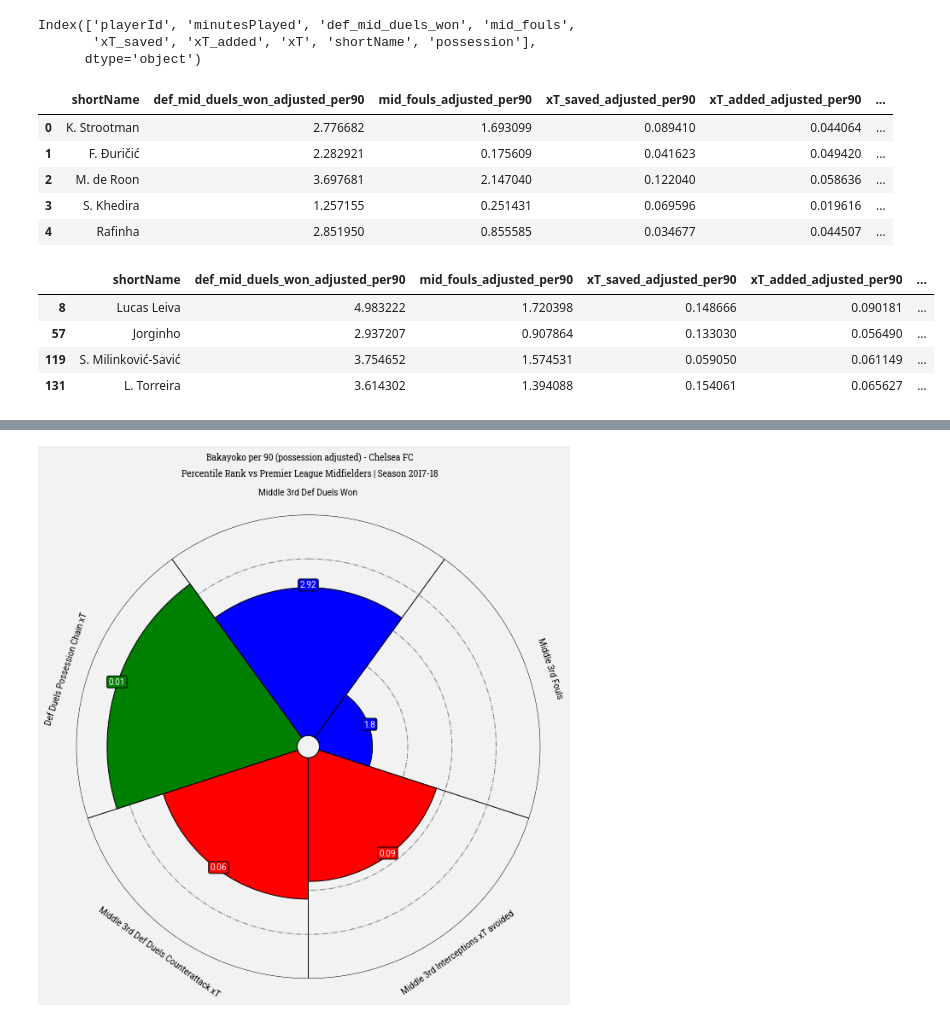
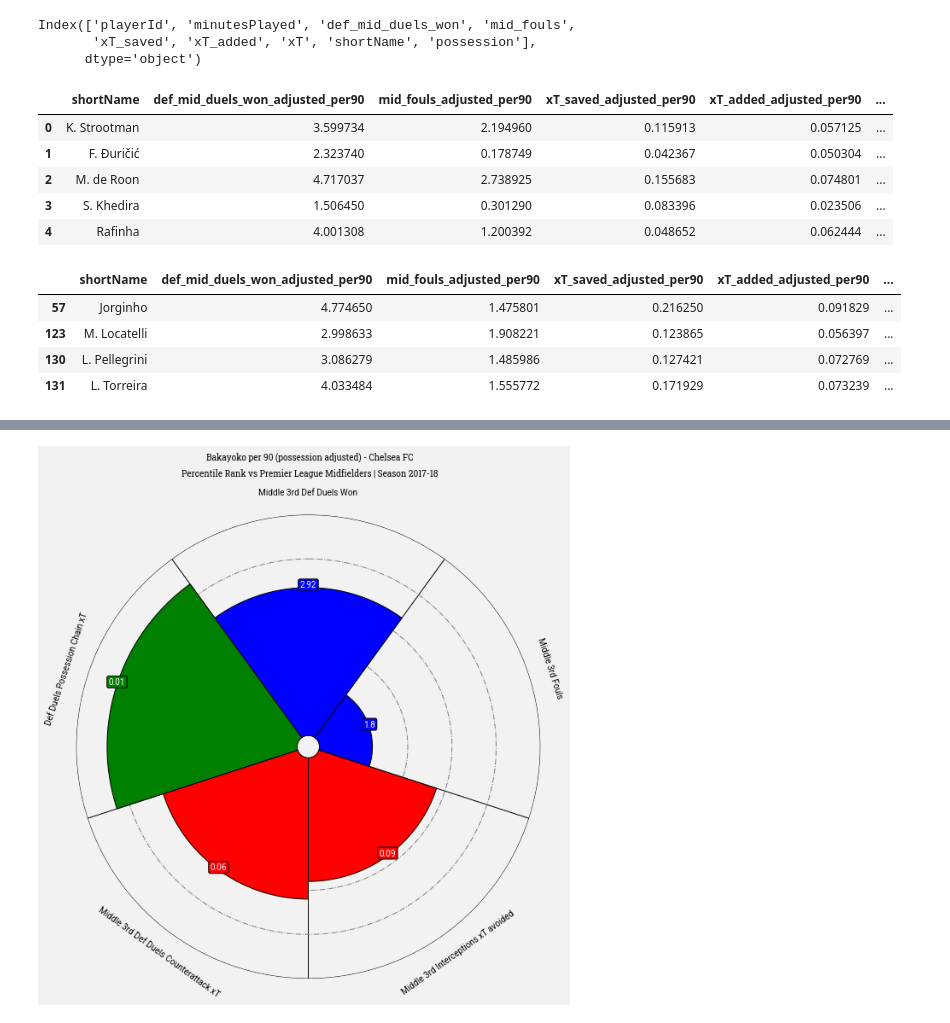
Before and after one commit to yashkarle/soccer-ds-stats, a Jupyter notebook: Projects/4UppsalaMMS/3_StatsScouting/assignment_2_evaluating_players.ipynb, the cells around one changed output, grey strips where cells are left out. Cells and saved outputs as stored; diff of their text form; code cells hidden in the pictures.

```diff
--- a/Projects/4UppsalaMMS/3_StatsScouting/assignment_2_evaluating_players.ipynb
+++ b/Projects/4UppsalaMMS/3_StatsScouting/assignment_2_evaluating_players.ipynb
@@ -855,7 +855,8 @@ possession_dict
  '25885': {'team_passes': 392, 'all_passes': 793}}
 # %%
 #calculate possession for each player
-percentage_dict = {key: value["team_passes"]/value["all_passes"] if value["all_passes"] > 0 else 0 for key, value in possession_dict.items()}
+percentage_dict = {key: ((value["all_passes"]-value["team_passes"])/value["all_passes"])
+                   if value["all_passes"] > 0 else 0 for key, value in possession_dict.items()}
 
 #create a dataframe
 percentage_df = pd.DataFrame(percentage_dict.items(), columns = ["playerId", "possession"])
@@ -951,16 +952,16 @@ for column in summary.columns[2:7]:
 summary_adjusted.head()
 # %% [output]
 |  | shortName | def_mid_duels_won_adjusted_per90 | mid_fouls_adjusted_per90 | xT_saved_adjusted_per90 | xT_added_adjusted_per90 | ... |
-| 0 | K. Strootman | 2.776682 | 1.693099 | 0.089410 | 0.044064 | ... |
-| 1 | F. Đuričić | 2.282921 | 0.175609 | 0.041623 | 0.049420 | ... |
-| 2 | M. de Roon | 3.697681 | 2.147040 | 0.122040 | 0.058636 | ... |
-| 3 | S. Khedira | 1.257155 | 0.251431 | 0.069596 | 0.019616 | ... |
-| 4 | Rafinha | 2.851950 | 0.855585 | 0.034677 | 0.044507 | ... |
+| 0 | K. Strootman | 3.599734 | 2.194960 | 0.115913 | 0.057125 | ... |
+| 1 | F. Đuričić | 2.323740 | 0.178749 | 0.042367 | 0.050304 | ... |
+| 2 | M. de Roon | 4.717037 | 2.738925 | 0.155683 | 0.074801 | ... |
+| 3 | S. Khedira | 1.506450 | 0.301290 | 0.083396 | 0.023506 | ... |
+| 4 | Rafinha | 4.001308 | 1.200392 | 0.048652 | 0.062444 | ... |
 # %%
-summary_adjusted.loc[summary['shortName'].isin(['Jorginho', 'S. Milinković-Savić', 'L. Torreira', 'Lucas Leiva'])]
+summary_adjusted.loc[summary['shortName'].isin(['Jorginho', 'M. Locatelli', 'L. Torreira', 'L. Pellegrini'])]
 # %% [output]
 |  | shortName | def_mid_duels_won_adjusted_per90 | mid_fouls_adjusted_per90 | xT_saved_adjusted_per90 | xT_added_adjusted_per90 | ... |
-| 8 | Lucas Leiva | 4.983222 | 1.720398 | 0.148666 | 0.090181 | ... |
-| 57 | Jorginho | 2.937207 | 0.907864 | 0.133030 | 0.056490 | ... |
-| 119 | S. Milinković-Savić | 3.754652 | 1.574531 | 0.059050 | 0.061149 | ... |
-| 131 | L. Torreira | 3.614302 | 1.394088 | 0.154061 | 0.065627 | ... |
+| 57 | Jorginho | 4.774650 | 1.475801 | 0.216250 | 0.091829 | ... |
+| 123 | M. Locatelli | 2.998633 | 1.908221 | 0.123865 | 0.056397 | ... |
+| 130 | L. Pellegrini | 3.086279 | 1.485986 | 0.127421 | 0.072769 | ... |
+| 131 | L. Torreira | 4.033484 | 1.555772 | 0.171929 | 0.073239 | ... |
```
Also changed, not shown: parts of 18 cells of this notebook, 1 other file.
